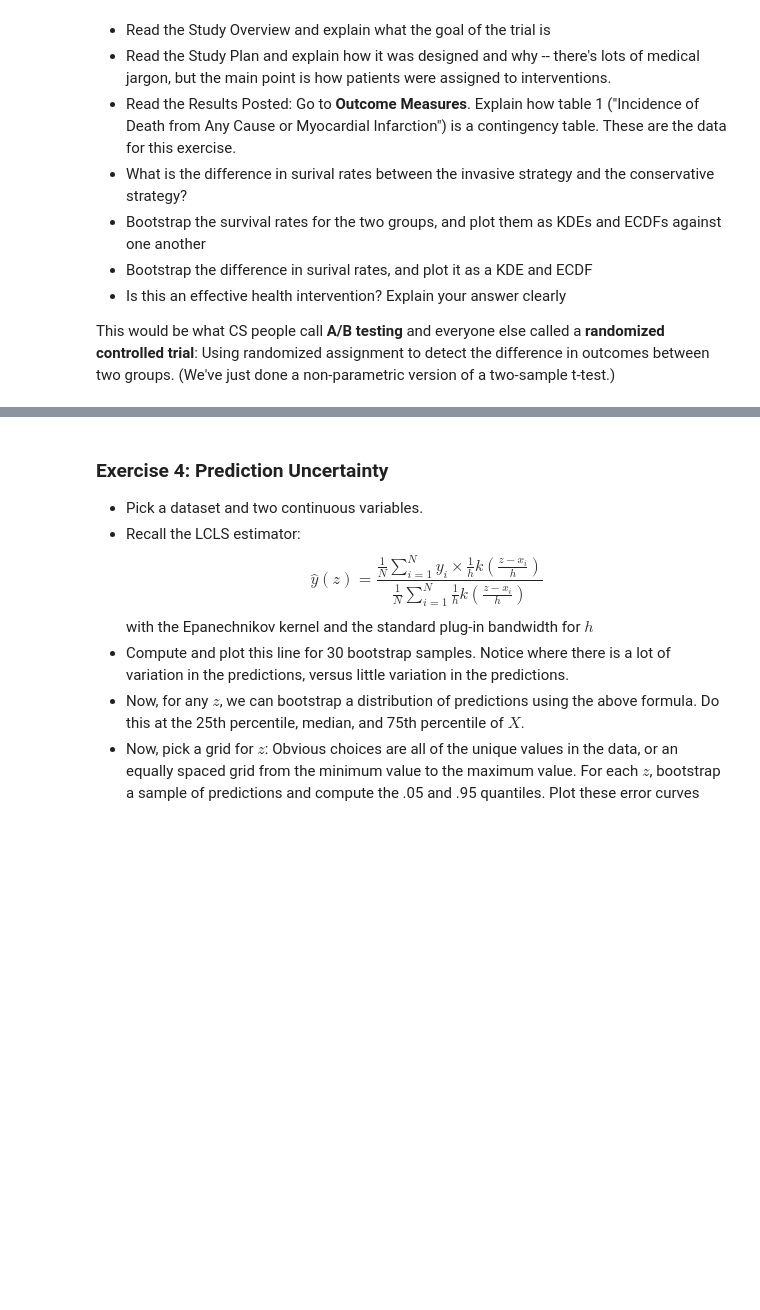
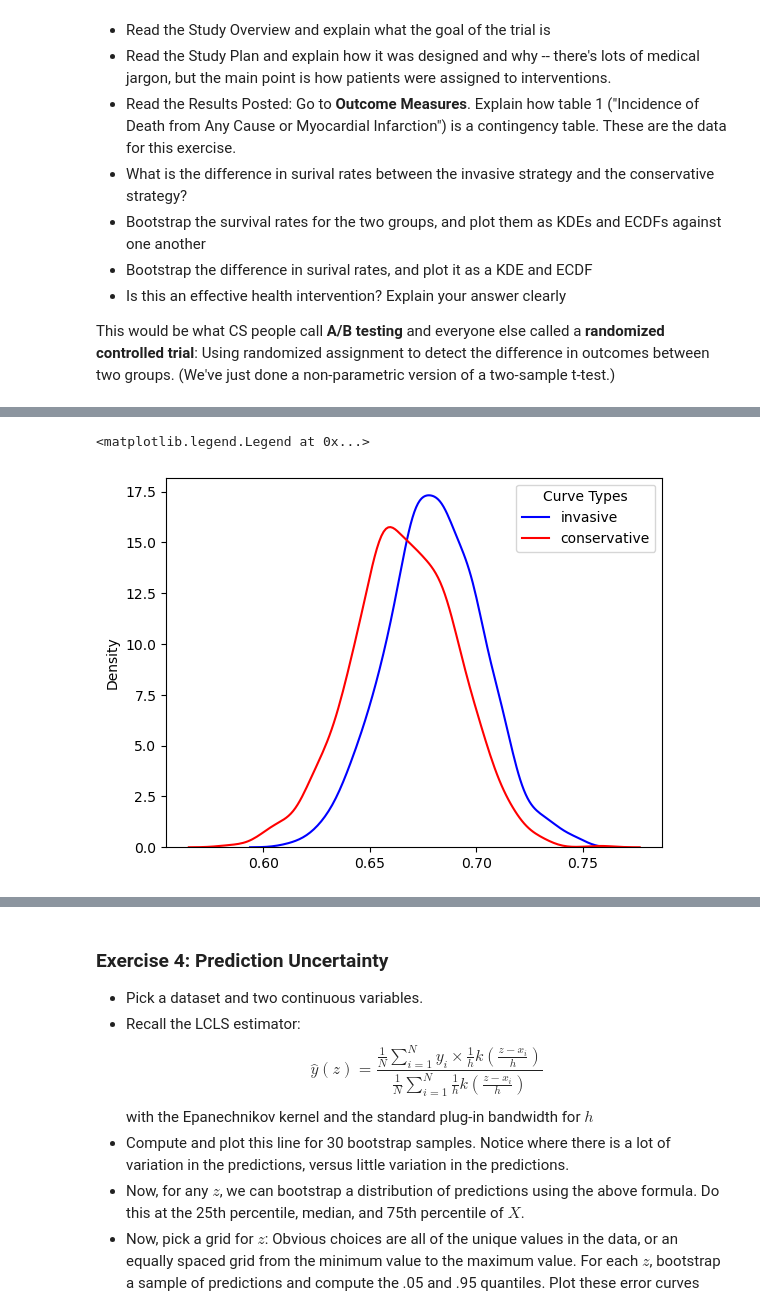
Before and after one commit to wbrannock/github_branching, a Jupyter notebook: assignment_4.ipynb, the cells around one changed output, grey strips where cells are left out. Drawn from its saved outputs; the diff is of its cells as text; code cells hidden in the pictures; blank space fills up the shorter version.

```diff
--- a/assignment_4.ipynb
+++ b/assignment_4.ipynb
@@ -278,0 +279,7 @@ Variance of estimates is: 0.0005854601207830071
+# %%
+sns.kdeplot(invasive_est, label="invasive", color="blue")
+sns.kdeplot(conservative_est, label="conservative", color="red")
+plt.legend(title="Curve Types", loc="best")
+# %% [output]
+<matplotlib.legend.Legend at 0x...>
+[figure, added]
```
Also changed, not shown: parts of 8 cells of this notebook.
